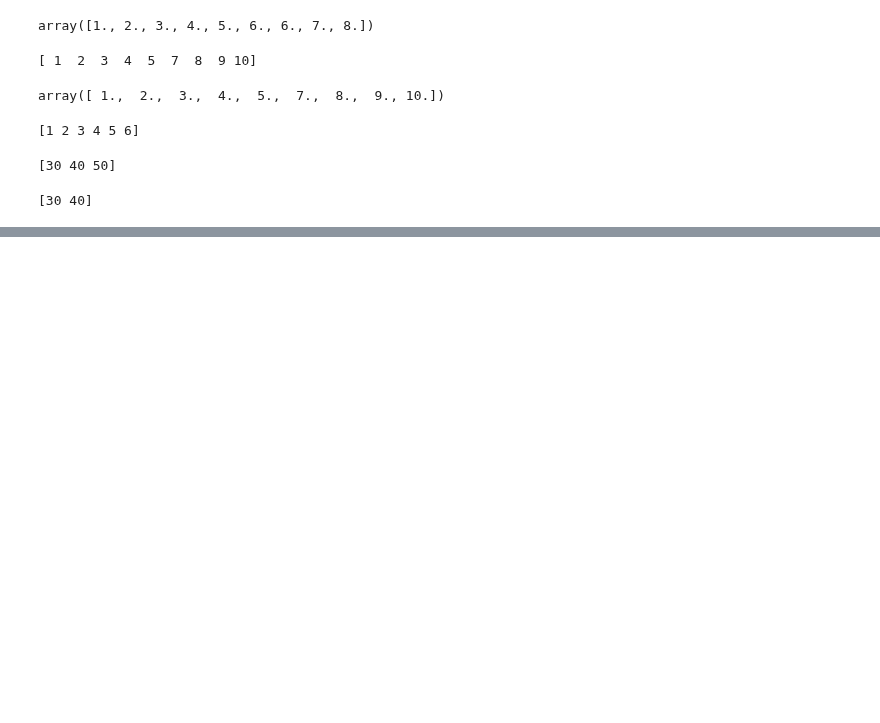
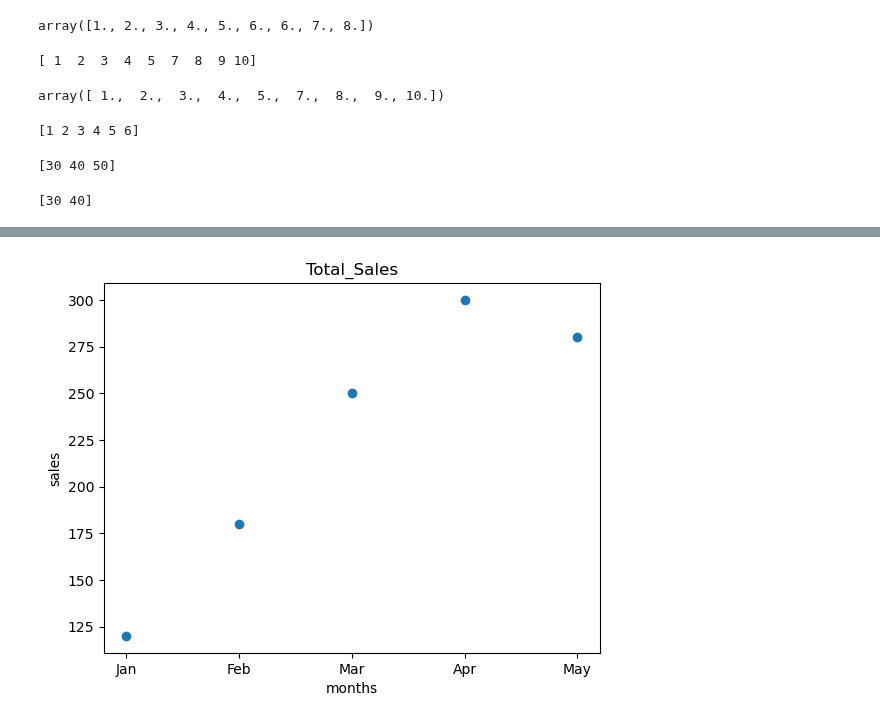
Before and after one commit to Kaif-Specs/Python, a Jupyter notebook: class.ipynb, the cells around one changed output, grey strips where cells are left out. Saved outputs shown, nothing was run; the diff lists cells and outputs as text; code cells hidden in the pictures; blank space fills up the shorter version.

```diff
--- a/class.ipynb
+++ b/class.ipynb
@@ -392,0 +468,12 @@ print(filtered_value)
+# %%
+import matplotlib.pyplot as plt
+
+months = ["Jan", "Feb", "Mar", "Apr", "May"]
+sales = [120, 180, 250, 300, 280]
+plt.scatter(months,sales)
+plt.xlabel("months")
+plt.ylabel("sales")
+plt.title("Total_Sales")
+plt.show()
+# %% [output]
+[figure, added]
```
Also changed, not shown: parts of 20 cells of this notebook, 4 other files.
